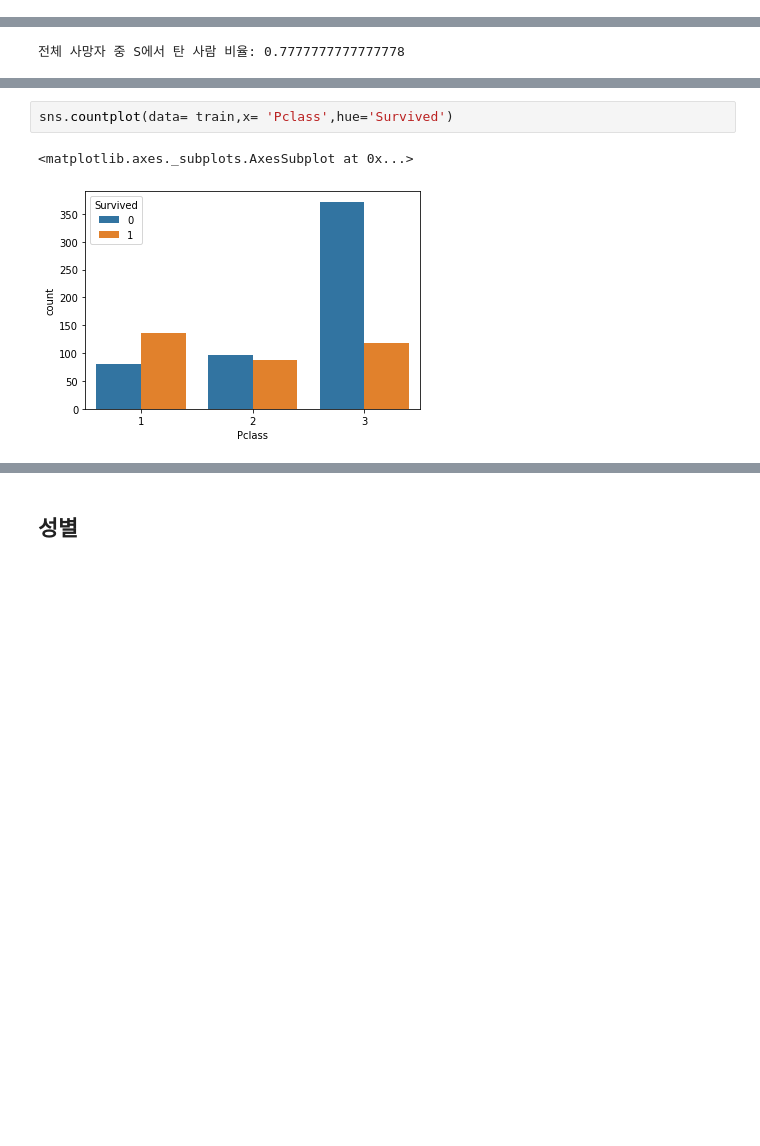
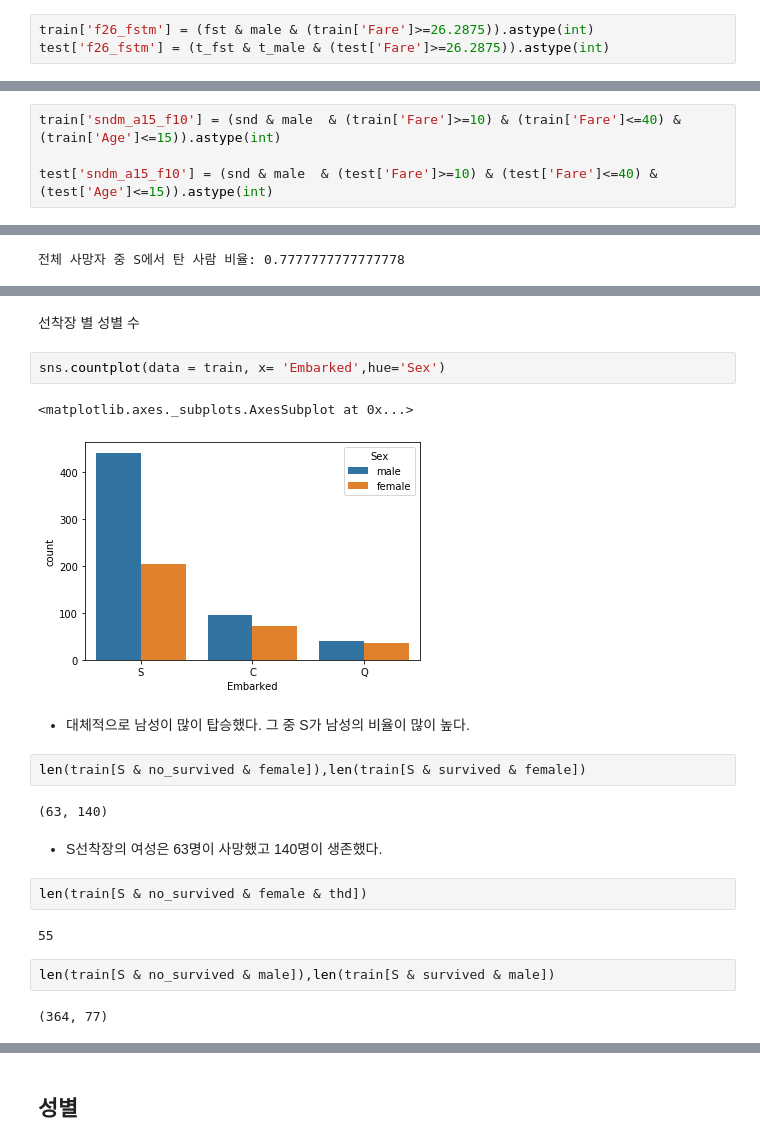
Before and after one commit to dbsgh3344/kaggle_study, a Jupyter notebook: titanic.ipynb, the cells around one changed output, grey strips where cells are left out. Cells and saved outputs as stored; diff of their text form; blank space fills up the shorter version.

```diff
--- a/titanic.ipynb
+++ b/titanic.ipynb
@@ -164,0 +287,3 @@ eda 결과
+# %%
+train['f26_fstm'] = (fst & male & (train['Fare']>=26.2875)).astype(int)
+test['f26_fstm'] = (t_fst & t_male & (test['Fare']>=26.2875)).astype(int)
@@ -164,0 +347,4 @@ eda 결과
+# %%
+train['sndm_a15_f10'] = (snd & male  & (train['Fare']>=10) & (train['Fare']<=40) & (train['Age']<=15)).astype(int)
+
+test['sndm_a15_f10'] = (snd & male  & (test['Fare']>=10) & (test['Fare']<=40) & (test['Age']<=15)).astype(int)
@@ -331,5 +514,23 @@ train[no_survived & S & thd]
+# %% [markdown]
+선착장 별 성별 수
 # %%
-sns.countplot(data= train,x= 'Pclass',hue='Survived')
+sns.countplot(data = train, x= 'Embarked',hue='Sex')
 # %% [output]
 <matplotlib.axes._subplots.AxesSubplot at 0x...>
-[figure, old version]
+[figure, new version]
+# %% [markdown]
+- 대체적으로 남성이 많이 탑승했다. 그 중 S가 남성의 비율이 많이 높다.
+# %%
+len(train[S & no_survived & female]),len(train[S & survived & female])
+# %% [output]
+(63, 140)
+# %% [markdown]
+- S선착장의 여성은 63명이 사망했고 140명이 생존했다.
+# %%
+len(train[S & no_survived & female & thd])
+# %% [output]
+55
+# %%
+len(train[S & no_survived & male]),len(train[S & survived & male])
+# %% [output]
+(364, 77)
```
Also changed, not shown: parts of 136 cells of this notebook.
